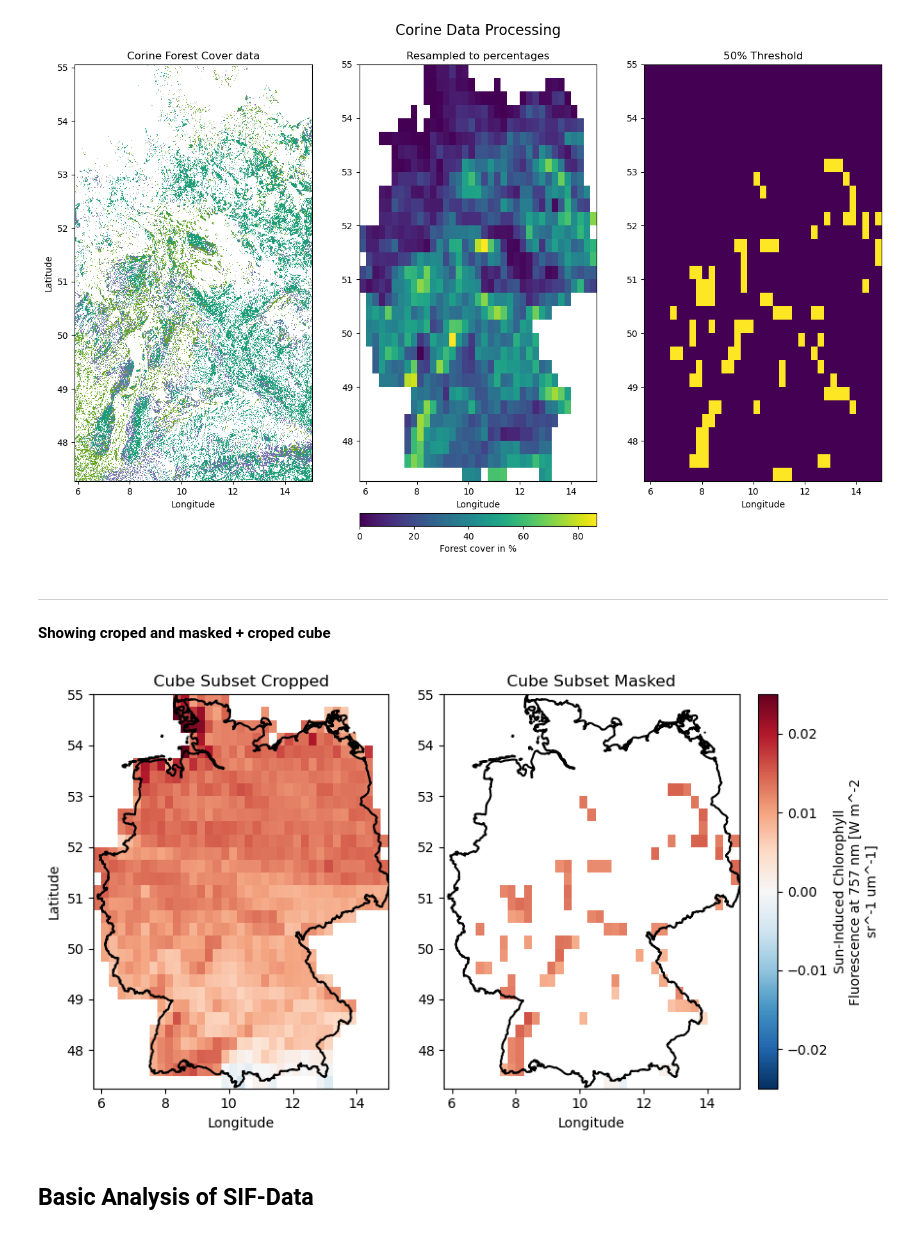
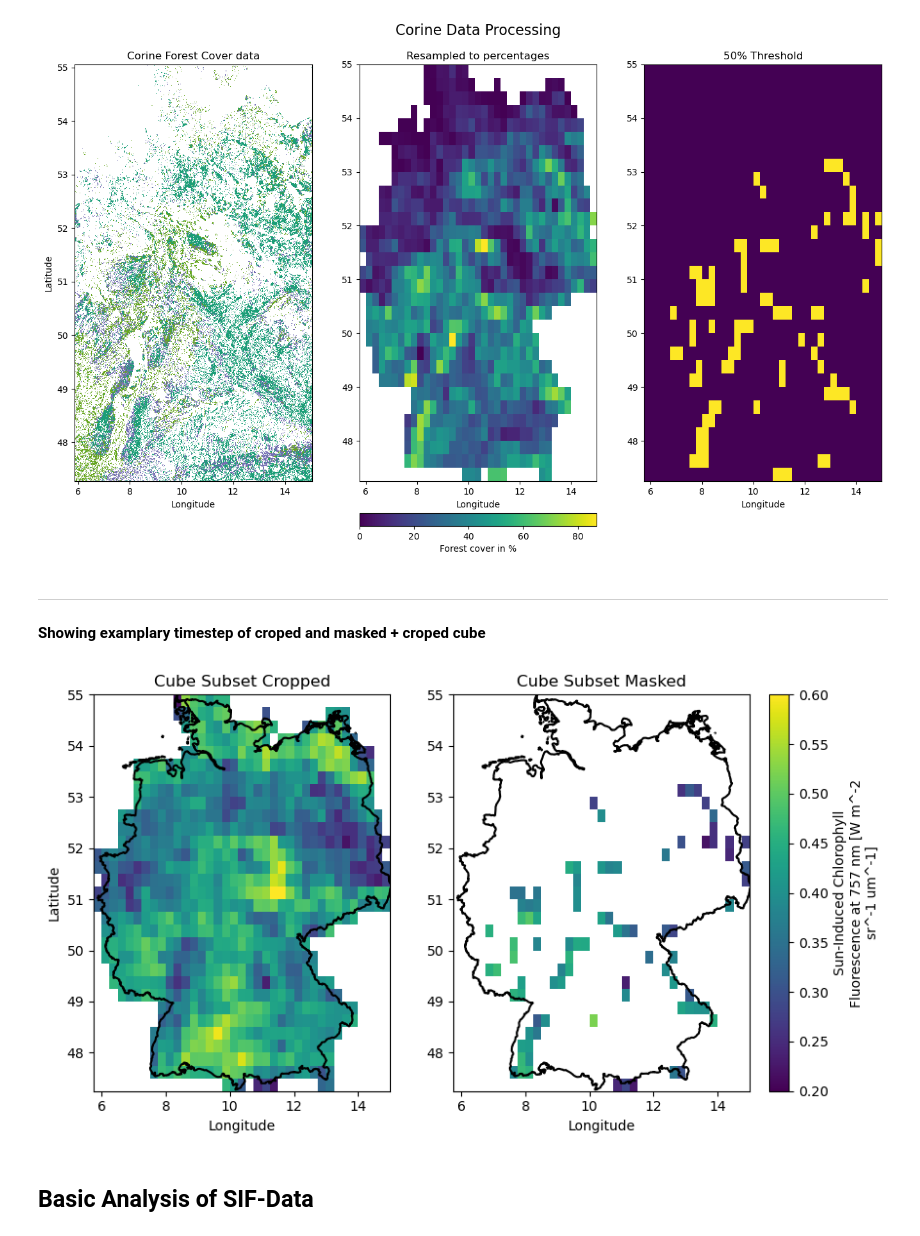
Before and after one commit to luismaecker/LSTM-SIF, a Jupyter notebook: main_copy.ipynb, the cells around one changed output. Drawn from its saved outputs; the diff is of its cells as text; code cells hidden in the pictures.

```diff
--- a/main_copy.ipynb
+++ b/main_copy.ipynb
@@ -189,36 +213,33 @@ plt.show()
 # %% [markdown]
 ***
 
-**Showing croped and masked + croped cube**
+**Showing examplary timestep of croped and masked + croped cube**
 # %%
-
-
-
 # Create subplots
 fig, axes = plt.subplots(1, 2, figsize=(10, 5))
 
 
 # Plot the croped dataset
-im = cube_subset_crop.sif_gosif.isel(time=0).plot(ax=axes[0], add_colorbar=False, vmin = -0.025, vmax = 0.025, cmap='RdBu_r')
+im = cube_subset_crop.sif_gosif.isel(time=20).plot(ax=axes[0],vmin=0.2,vmax=0.6, add_colorbar=False, cmap='viridis')
 axes[0].set_title("Cube Subset Cropped")
 axes[0].set_xlabel("Longitude")
 axes[0].set_ylabel("Latitude")
 
 # Plot the masked dataset
-cube_subset_mask.sif_gosif.isel(time=0).plot(ax=axes[1], add_colorbar=True, vmin = -0.025, vmax = 0.025, cmap='RdBu_r')
+cube_subset_mask.sif_gosif.isel(time=20).plot(ax=axes[1],vmin=0.2,vmax=0.6, add_colorbar=True, cmap='viridis')
 axes[1].set_title("Cube Subset Masked")
 axes[1].set_xlabel("Longitude")
 axes[1].set_ylabel("")
 
 # Add germany border
 germany_gpd.plot(ax=axes[0], edgecolor='black', alpha=1, linewidth=1.5, facecolor = "none")
 germany_gpd.plot(ax=axes[1], edgecolor='black', alpha=1, linewidth=1.5, facecolor = "none" )
 
 # Adjust layout
 plt.tight_layout(rect=[0, 0, 0.9, 1])  # Adjust rect to make room for the colorbar
 plt.show()
 # %% [output]
-[figure, old version]
+[figure, new version]
 # %% [markdown]
 ## Basic Analysis of SIF-Data
 # %% [markdown]
```
Also changed, not shown: parts of 14 cells of this notebook, 28 other files.
